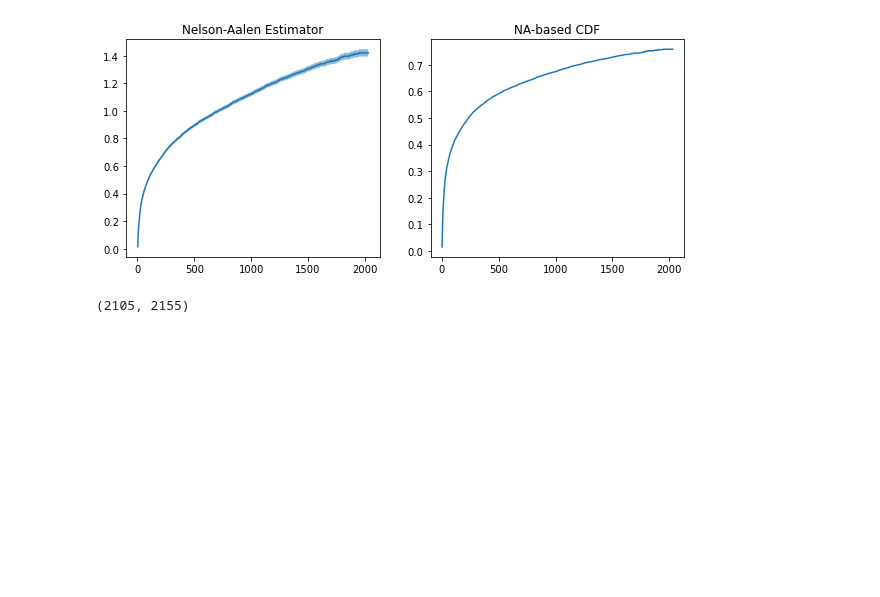
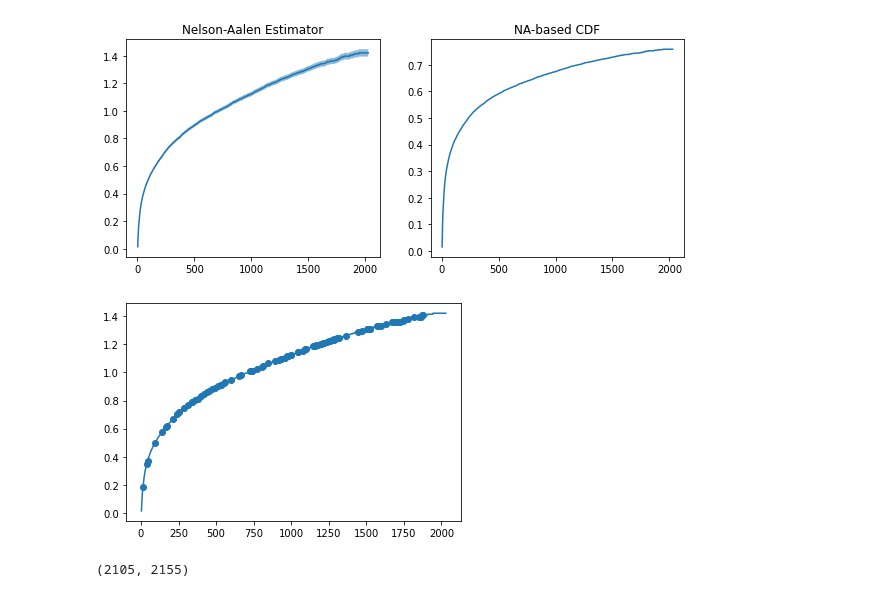
Before and after one commit to mengelhard/tte-performance, a Jupyter notebook: example.ipynb, the cells around one changed output. Saved outputs shown, nothing was run; the diff lists cells and outputs as text; code cells hidden in the pictures; blank space fills up the shorter version.

```diff
--- a/example.ipynb
+++ b/example.ipynb
@@ -68,6 +61,20 @@ s_test = df['death'][7000:].values
 
 t_train = df['d.time'][:7000].values
 t_test = df['d.time'][7000:].values
+# %%
+def interpolate(x, y, new_x):
+    s = pd.Series(data=y, index=x)
+    new_y = s.reindex(s.index.union(new_x)).interpolate()[new_x].values
+    return new_y
+# %%
+t_new = np.random.rand(100) * 1900
+m_new = interpolate(t, m, t_new)
+# %%
+plt.plot(t, m)
+plt.scatter(t_new, m_new)
+plt.show()
+# %% [output]
+[figure, added]
 # %%
 t, m, _ = kaplan_meier(1 - s_train, t_train)
 m = 1 - m
```
Also changed, not shown: parts of 1 cell of this notebook, 1 other file.
